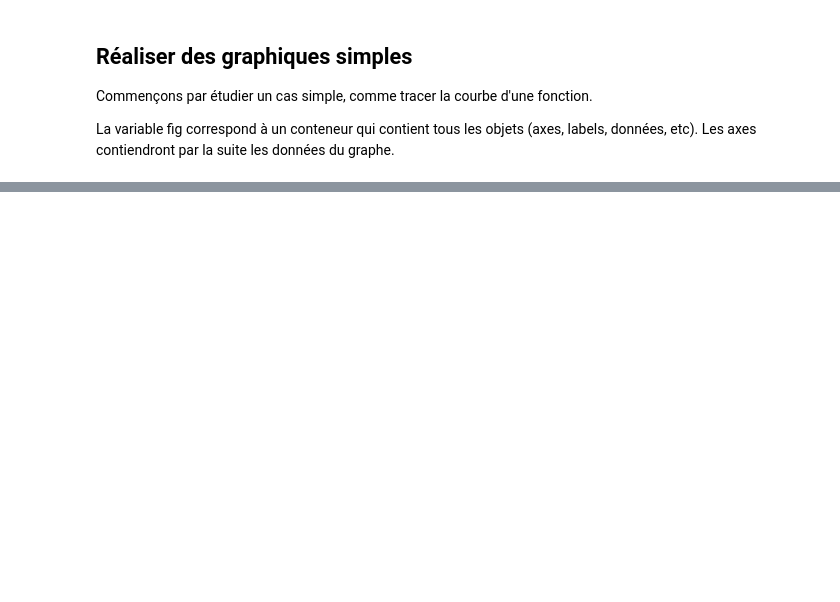
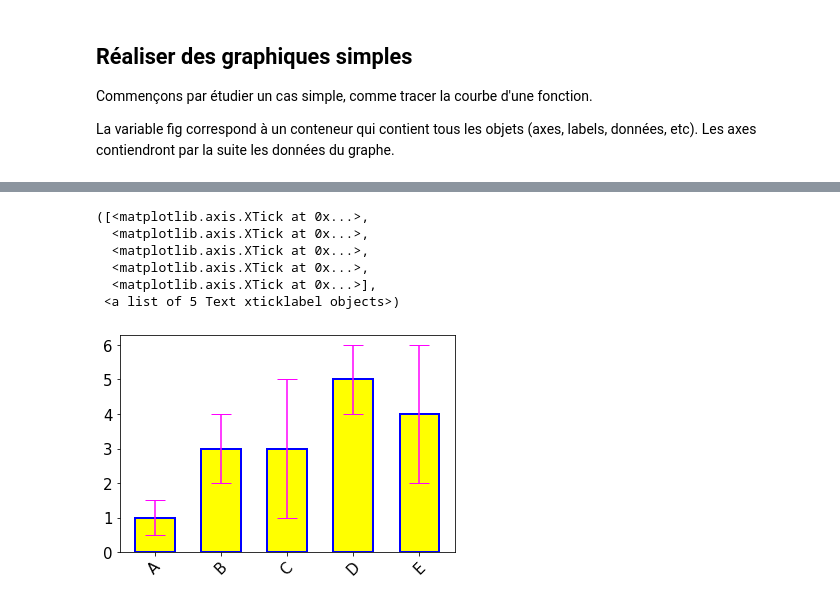
Before and after one commit to sophietheis/CoursPython, a Jupyter notebook: 05-Matplotlib.ipynb, the cells around one changed output, grey strips where cells are left out. Saved outputs shown, nothing was run; the diff lists cells and outputs as text; code cells hidden in the pictures; blank space fills up the shorter version.

```diff
--- a/05-Matplotlib.ipynb
+++ b/05-Matplotlib.ipynb
@@ -49,0 +51,16 @@ ax = ax.set(xlabel='x', ylabel='sin(x)')
+# %%
+# Barplot
+
+plt.bar(range(5), [1, 3, 3, 5, 4], width = 0.6, color = 'yellow',
+  edgecolor = 'blue', linewidth = 2, yerr = [0.5, 1, 2, 1, 2],
+  ecolor = 'magenta', capsize = 10)
+plt.xticks(range(5), ['A', 'B', 'C', 'D', 'E'],
+  rotation = 45)
+# %% [output]
+([<matplotlib.axis.XTick at 0x...>,
+  <matplotlib.axis.XTick at 0x...>,
+  <matplotlib.axis.XTick at 0x...>,
+  <matplotlib.axis.XTick at 0x...>,
+  <matplotlib.axis.XTick at 0x...>],
+ <a list of 5 Text xticklabel objects>)
+[figure, added]
```
Also changed, not shown: parts of 6 cells of this notebook, 25 other files.
